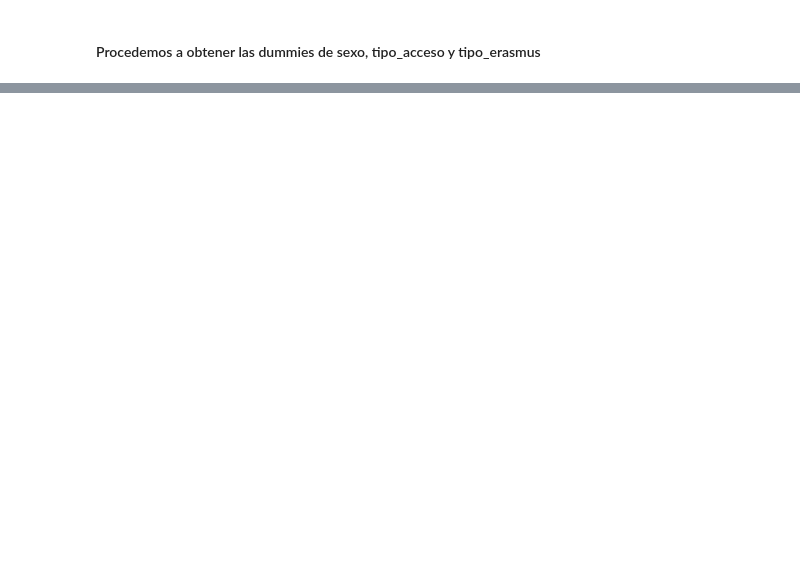
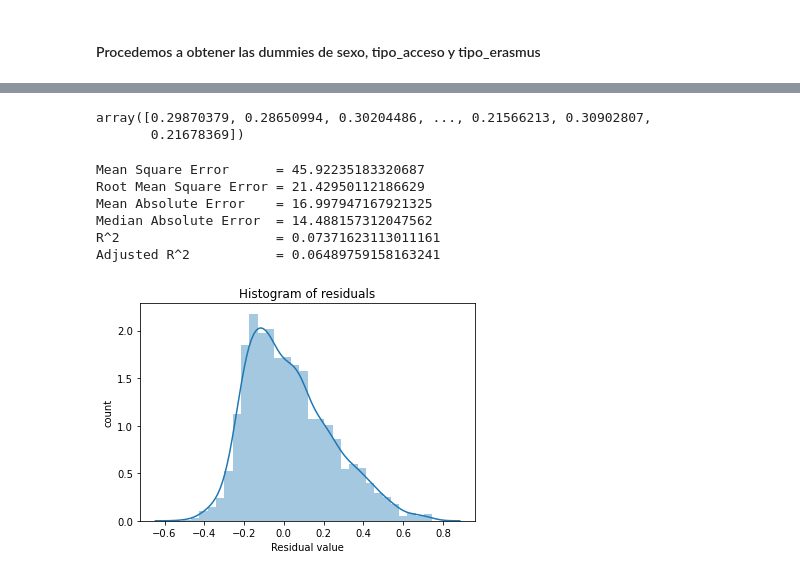
Before and after one commit to franjmelchor/TFG, a Jupyter notebook: Jupyter/Support Vector Regression.ipynb, the cells around one changed output, grey strips where cells are left out. Drawn from its saved outputs; the diff is of its cells as text; code cells hidden in the pictures; blank space fills up the shorter version.

```diff
--- a/Jupyter/Support Vector Regression.ipynb
+++ b/Jupyter/Support Vector Regression.ipynb
@@ -131,9 +99 @@ array([13., 65., 23., 41., 41., 12., 17., 78., 17., 48.])
-# %%
-nr.seed(9988)
-indx = range(Features.shape[0])
-indx = ms.train_test_split(indx, test_size = 2943)
-x_train = Features[indx[0],:]
-y_train = np.ravel(labels[indx[0]])
-x_test = Features[indx[1],:]
-y_test = np.ravel(labels[indx[1]])
 # %%
@@ -172,0 +133,7 @@ Fold  5    -435.224
+# %%
+x_train, x_test, y_train, y_test = ms.train_test_split(Features,Labels,test_size=0.20, random_state=42)
+# %%
+best_params = gsc.best_params_
+best_svr = SVR(C=1, cache_size=200, coef0=0.1, degree=3, epsilon=0.1, gamma=0.005,
+    kernel='rbf', max_iter=-1, shrinking=True, tol=0.001, verbose=False)
+best_svr.fit(x_train,y_train)
@@ -179,6 +152,9 @@ best_svr.fit(x_train,y_train)
 # %%
-y_pred = best_svr.predict(x_test)
-y_pred
+y_score = best_svr.predict(x_test)
+y_score
+# %% [output]
+array([0.29870379, 0.28650994, 0.30204486, ..., 0.21566213, 0.30902807,
+       0.21678369])
 # %%
 def print_metrics(y_true, y_predicted, n_parameters):
     ## First compute R^2 and the adjusted R^2
@@ -186,21 +162,30 @@ def print_metrics(y_true, y_predicted, n_parameters):
     r2_adj = r2 - (n_parameters - 1)/(y_true.shape[0] - n_parameters) * (1 - r2)
 
     ## Print the usual metrics and the R^2 values
-    print('Mean Square Error      = ' + str(sklm.mean_squared_error(y_true, y_predicted)))
-    print('Root Mean Square Error = ' + str(math.sqrt(sklm.mean_squared_error(y_true, y_predicted))))
-    print('Mean Absolute Error    = ' + str(sklm.mean_absolute_error(y_true, y_predicted)))
-    print('Median Absolute Error  = ' + str(sklm.median_absolute_error(y_true, y_predicted)))
+    print('Mean Square Error      = ' + str(sklm.mean_squared_error(y_true, y_predicted)*1000))
+    print('Root Mean Square Error = ' + str(math.sqrt(sklm.mean_squared_error(y_true, y_predicted))*100))
+    print('Mean Absolute Error    = ' + str(sklm.mean_absolute_error(y_true, y_predicted)*100))
+    print('Median Absolute Error  = ' + str(sklm.median_absolute_error(y_true, y_predicted)*100))
     print('R^2                    = ' + str(r2))
     print('Adjusted R^2           = ' + str(r2_adj))
-print_metrics(y_test, y_pred,28)
+print_metrics(y_test, y_score,28)
+# %% [output]
+Mean Square Error      = 45.92235183320687
+Root Mean Square Error = 21.42950112186629
+Mean Absolute Error    = 16.997947167921325
+Median Absolute Error  = 14.488157312047562
+R^2                    = 0.07371623113011161
+Adjusted R^2           = 0.06489759158163241
 # %%
 def hist_resids(y_test, y_score):
     ## first compute vector of residuals.
     resids = np.subtract(y_test.reshape(-1,1), y_score.reshape(-1,1))
     ## now make the residual plots
     sns.distplot(resids)
     plt.title('Histogram of residuals')
     plt.xlabel('Residual value')
     plt.ylabel('count')
 
-hist_resids(y_test, y_pred)
+hist_resids(y_test, y_score)
+# %% [output]
+[figure, added]
```
Also changed, not shown: parts of 19 cells of this notebook, 31 other files.
